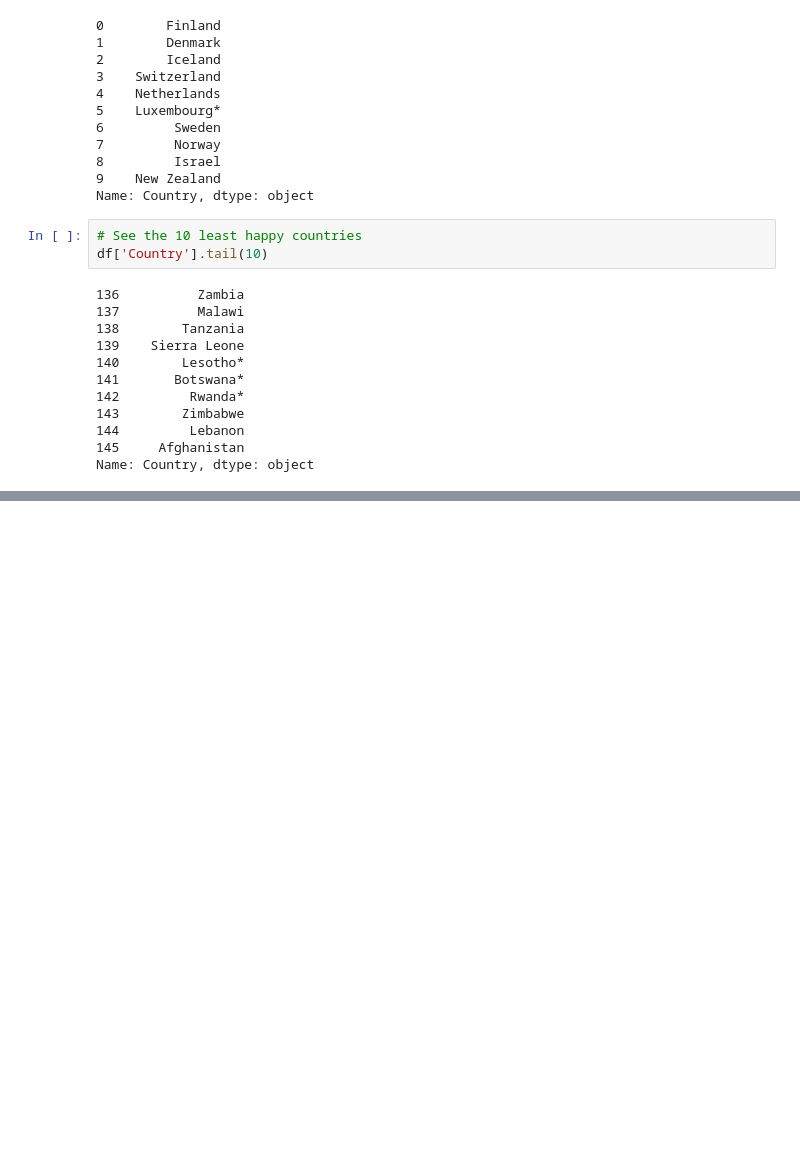
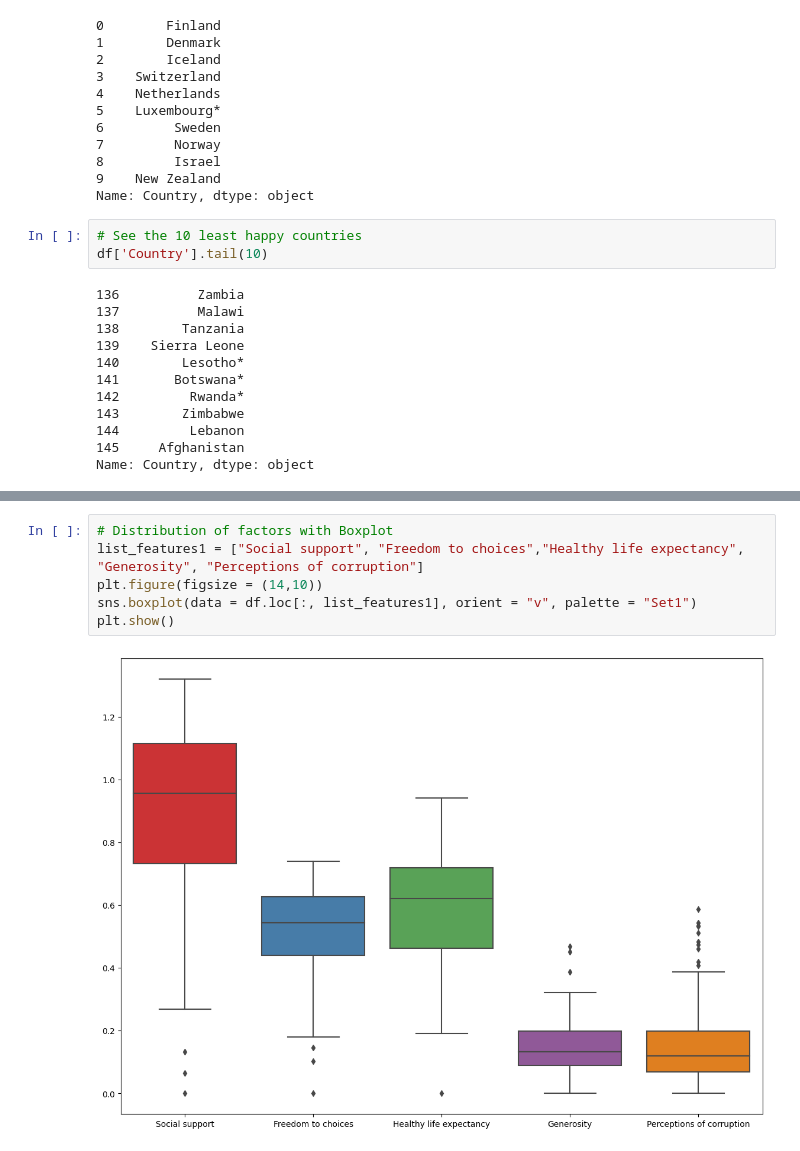
Before and after one commit to ecomunick/omdena, a Jupyter notebook: EDA_project/notebook/world_happiness_2022.ipynb, the cells around one changed output, grey strips where cells are left out. Drawn from its saved outputs; the diff is of its cells as text; blank space fills up the shorter version.

```diff
--- a/EDA_project/notebook/world_happiness_2022.ipynb
+++ b/EDA_project/notebook/world_happiness_2022.ipynb
@@ -190,0 +311,8 @@ bar_chart.show()
+# %%
+# Distribution of factors with Boxplot
+list_features1 = ["Social support", "Freedom to choices","Healthy life expectancy", "Generosity", "Perceptions of corruption"]
+plt.figure(figsize = (14,10))
+sns.boxplot(data = df.loc[:, list_features1], orient = "v", palette = "Set1")
+plt.show()
+# %% [output]
+[figure, added]
```
Also changed, not shown: parts of 21 cells of this notebook.
